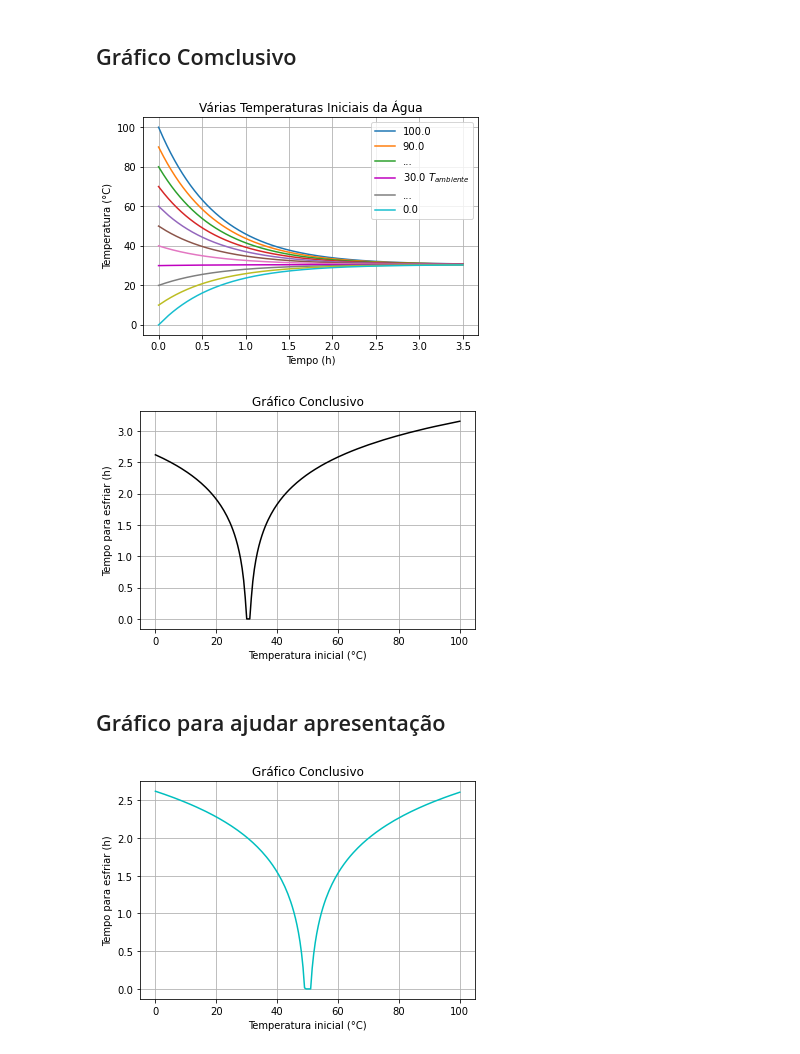
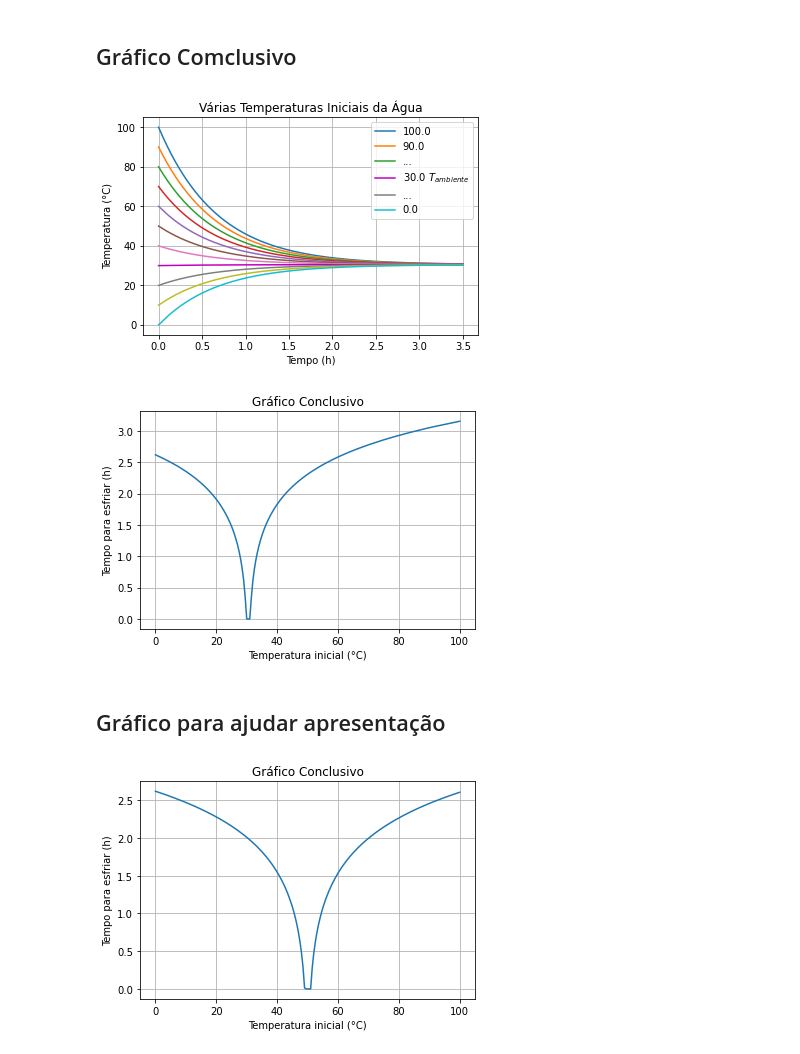
Before and after one commit to pedroivoal/Modsim-P2, a Jupyter notebook: arq3.ipynb, the cells around one changed output. Drawn from its saved outputs; the diff is of its cells as text; code cells hidden in the pictures.

```diff
--- a/arq3.ipynb
+++ b/arq3.ipynb
@@ -218,35 +218,35 @@ for Tia in lista_Tia:
         plt.plot(t_lista/3600, Ta_lista, label = '...')
 
     elif i==60 or i == 80 or i == 100 or i == 120 or i == 160 or i == 180:
 
         plt.plot(t_lista/3600, Ta_lista)
 
     i += 1
 
 # Plota gráficos
 plt.title('Várias Temperaturas Iniciais da Água')
 plt.ylabel('Temperatura (°C)')
 plt.xlabel('Tempo (h)')
 plt.legend()
 plt.grid(True)
 plt.show(True)
 # Cria arquivo png com o gráfico no PC
 arcoiris.savefig('4.Arco íris.png',  format = 'png', dpi = 1200)
 
 # Variável que guarda gráfico
 conclusivo, ax = plt.subplots()
 # Plota gráfico conclusivo
-plt.plot((lista_Tia-273.15), lista_t_equilibrio, 'k')
+plt.plot((lista_Tia-273.15), lista_t_equilibrio, '')
 plt.title('Gráfico Conclusivo')
 plt.xlabel('Temperatura inicial (°C)')
 plt.ylabel('Tempo para esfriar (h)')
 plt.grid(True)
 plt.show()
 # Cria arquivo png com o gráfico no PC
 conclusivo.savefig('5.Conclusivo.png',  format = 'png', dpi = 1200)
 # %% [output]
 [figure]
-[figure, old version]
+[figure, new version]
 # %% [markdown]
 ## Gráfico para ajudar apresentação
 # %%
@@ -274,7 +274,7 @@ for Tia in lista_Tia:
 # Variável que guarda gráfico
 conclusivo50, ax = plt.subplots()
 # Plota gráfico conclusivo
-plt.plot((lista_Tia-273.15), lista_t_equilibrio, 'c')
+plt.plot((lista_Tia-273.15), lista_t_equilibrio, '')
 plt.title('Gráfico Conclusivo')
 plt.xlabel('Temperatura inicial (°C)')
 plt.ylabel('Tempo para esfriar (h)')
@@ -283,4 +283,4 @@ plt.show()
 # Cria arquivo png com o gráfico no PC
 conclusivo50.savefig('6.Conclusivo50.png',  format = 'png', dpi = 1200)
 # %% [output]
-[figure, old version]
+[figure, new version]
```
Also changed, not shown: 5 other files.
